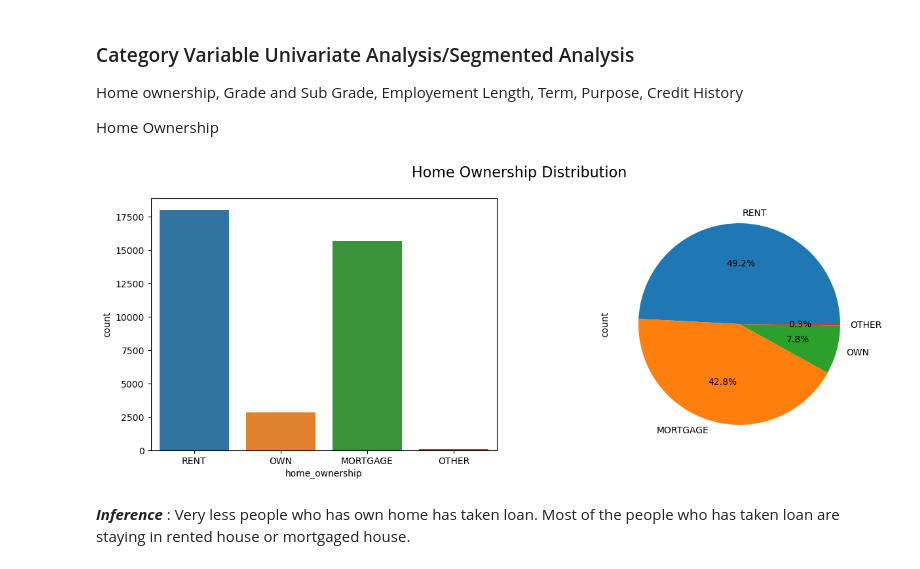
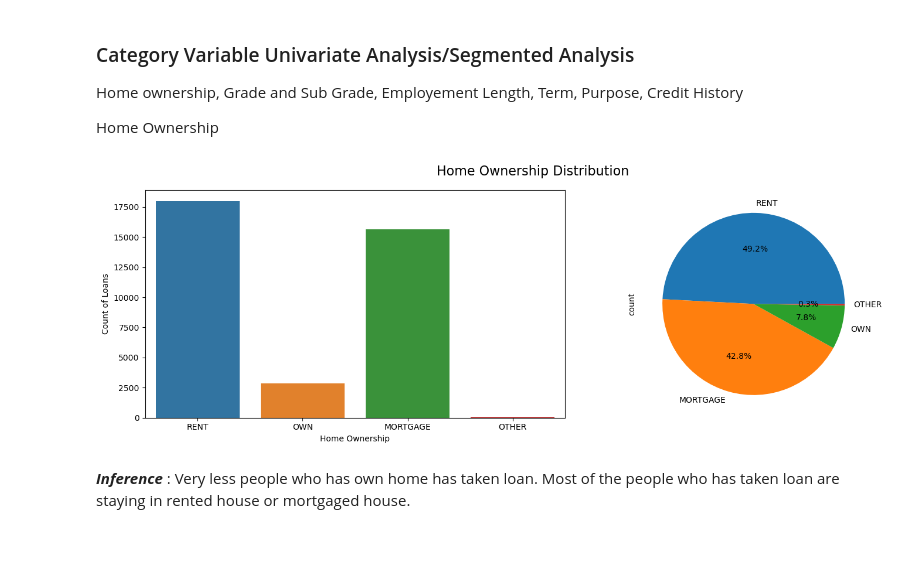
Before and after one commit to kondajji/Lending-Club_CaseStudy_TS, a Jupyter notebook: LendingClubCaseStudy-Tirth_Shankar.ipynb, the cells around one changed output. Saved outputs shown, nothing was run; the diff lists cells and outputs as text; code cells hidden in the pictures.

```diff
--- a/LendingClubCaseStudy.ipynb
+++ b/LendingClubCaseStudy-Tirth_Shankar.ipynb
@@ -490,21 +495,23 @@ Home Ownership
 # %%
 # As home ownership has value none.. lets find its count. Only 3 rows have none as home ownership. we can make it as Other.
 
 loan['home_ownership'].value_counts()
 loan.loc[loan['home_ownership'] == 'NONE', 'home_ownership'] = 'OTHER'
 
 
 # Home ownership distribution using countplot and pie chart using seaborn and subplot
 
 
 fx, axes = plt.subplots(1,2, figsize=(15,5))
 plt.suptitle('Home Ownership Distribution', fontsize=16)
 sns.countplot(x='home_ownership', data=loan, ax=axes[0])
 loan['home_ownership'].value_counts().plot.pie(autopct='%1.1f%%', ax=axes[1])
-
+axes[0].set_xlabel('Home Ownership')
+axes[0].set_ylabel('Count of Loans')
+plt.tight_layout()
 plt.show()
 # %% [output]
-[figure, old version]
+[figure, new version]
 # %% [markdown]
 ***Inference*** : Very less people who has own home has taken loan. Most of the people who has taken loan are staying in rented house or mortgaged house.
 # %% [markdown]
```
Also changed, not shown: parts of 15 cells of this notebook, 2 other files.
